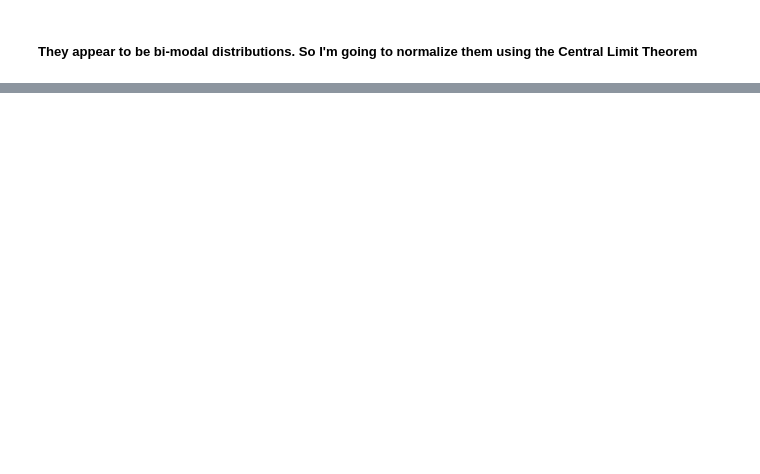
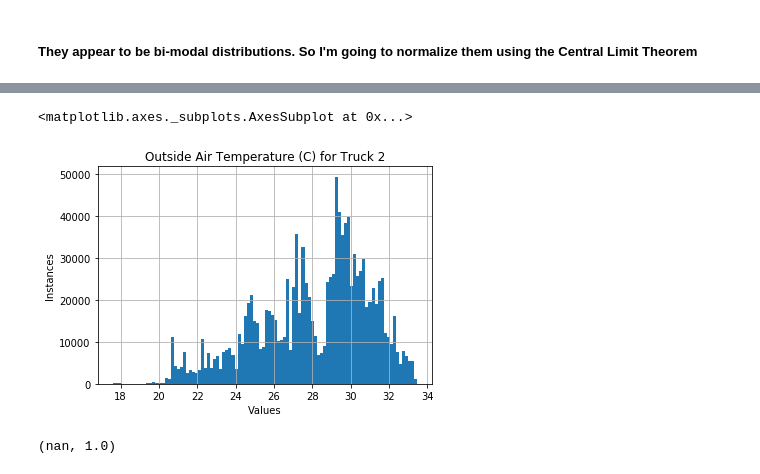
Before and after one commit to UNCG-CSE/Volvo_Truck_Analytics, a Jupyter notebook: src/Truck1TempAnalysis.ipynb, the cells around one changed output, grey strips where cells are left out. Saved outputs shown, nothing was run; the diff lists cells and outputs as text; code cells hidden in the pictures; blank space fills up the shorter version.

```diff
--- a/src/Truck1TempAnalysis.ipynb
+++ b/src/Truck1TempAnalysis.ipynb
@@ -257,0 +221,13 @@ test
+# %%
+plt.title("Outside Air Temperature (C) for Truck 2")
+plt.ylabel("Instances")
+plt.xlabel("Values")
+pd.Series(truck2data['Outside Air Temperature (C)']).hist(bins=100)
+# %% [output]
+<matplotlib.axes._subplots.AxesSubplot at 0x...>
+[figure, added]
+# %%
+#Before normalization
+stats.pearsonr(truck2data['Turbo Speed (rpm)'], truck2data['Outside Air Temperature (C)'])
+# %% [output]
+(nan, 1.0)
```
Also changed, not shown: parts of 18 cells of this notebook.
